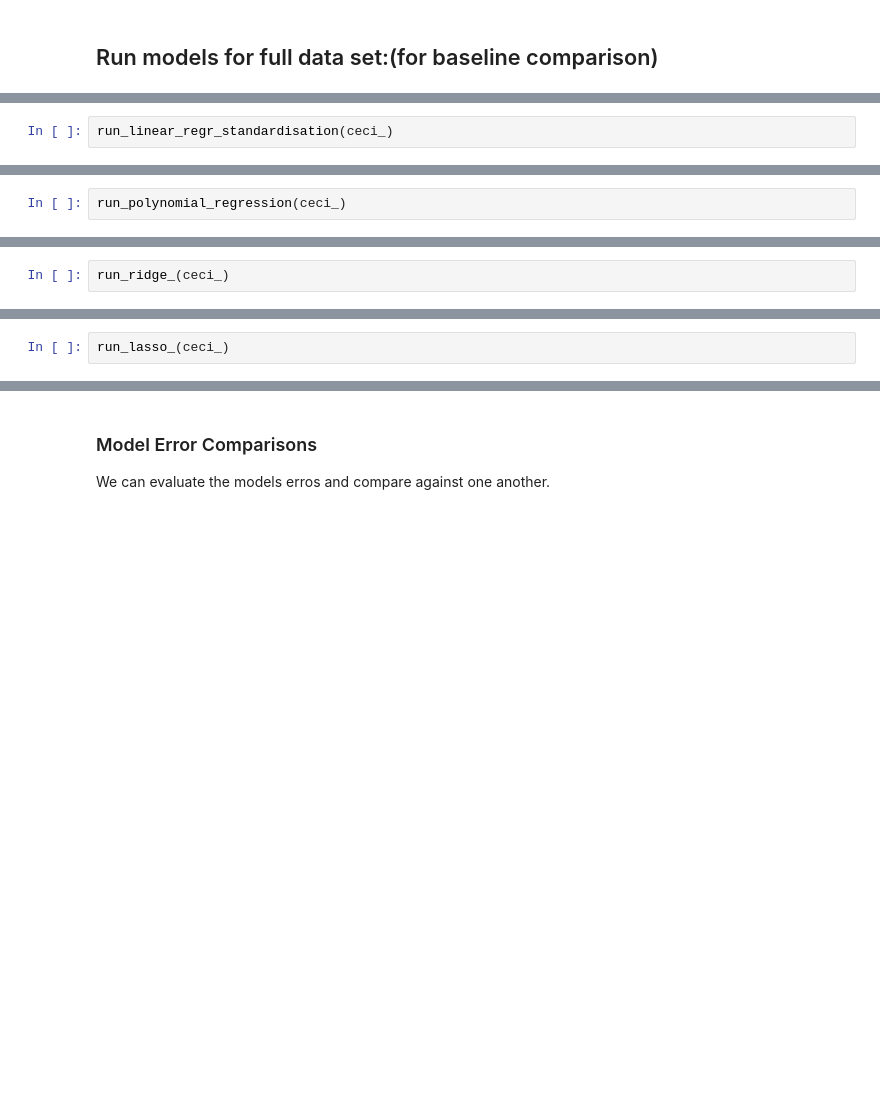
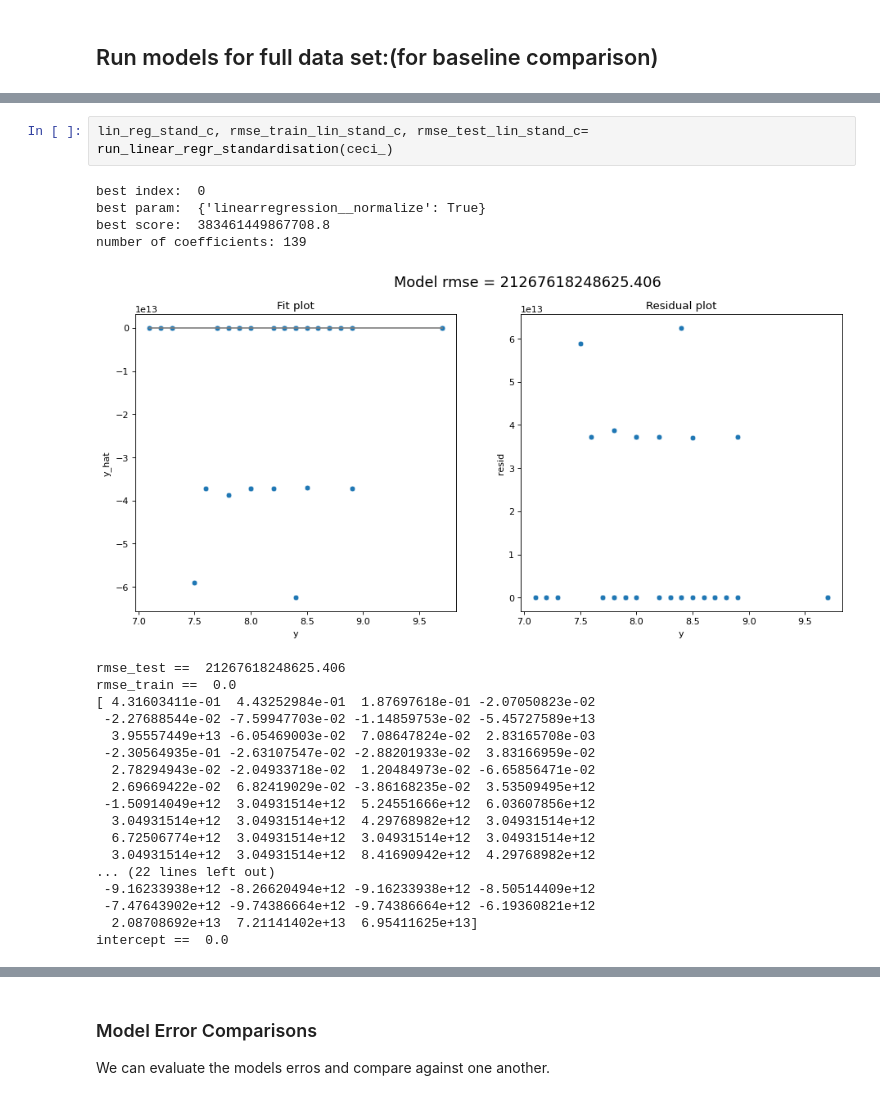
Before and after one commit to s2133934/ML_python_project1, a Jupyter notebook: project1.ipynb, the cells around one changed output, grey strips where cells are left out. Saved outputs shown, nothing was run; the diff lists cells and outputs as text; blank space fills up the shorter version.

```diff
--- a/project1.ipynb
+++ b/project1.ipynb
@@ -1027,2 +962,0 @@ intercept ==  0.0
-# %%
-run_linear_regr_standardisation(ceci_)
@@ -1052,2 +962,0 @@ intercept ==  8.260260914460629
-# %%
-run_polynomial_regression(ceci_)
@@ -1063,2 +962,0 @@ intercept ==  7.429279664020039
-# %%
-run_ridge_(ceci_)
@@ -1088,2 +962,0 @@ intercept ==  8.260135135135137
-# %%
-run_lasso_(ceci_)
@@ -1217,0 +988,25 @@ I commented them out to stop this happening :D so we can press run and it will b
+# %%
+lin_reg_stand_c, rmse_train_lin_stand_c, rmse_test_lin_stand_c= run_linear_regr_standardisation(ceci_)
+# %% [output]
+best index:  0
+best param:  {'linearregression__normalize': True}
+best score:  383461449867708.8
+number of coefficients: 139
+[figure, added]
+rmse_test ==  21267618248625.406
+rmse_train ==  0.0
+[ 4.31603411e-01  4.43252984e-01  1.87697618e-01 -2.07050823e-02
+ -2.27688544e-02 -7.59947703e-02 -1.14859753e-02 -5.45727589e+13
+  3.95557449e+13 -6.05469003e-02  7.08647824e-02  2.83165708e-03
+ -2.30564935e-01 -2.63107547e-02 -2.88201933e-02  3.83166959e-02
+  2.78294943e-02 -2.04933718e-02  1.20484973e-02 -6.65856471e-02
+  2.69669422e-02  6.82419029e-02 -3.86168235e-02  3.53509495e+12
+ -1.50914049e+12  3.04931514e+12  5.24551666e+12  6.03607856e+12
+  3.04931514e+12  3.04931514e+12  4.29768982e+12  3.04931514e+12
+  6.72506774e+12  3.04931514e+12  3.04931514e+12  3.04931514e+12
+  3.04931514e+12  3.04931514e+12  8.41690942e+12  4.29768982e+12
+... (22 lines left out)
+ -9.16233938e+12 -8.26620494e+12 -9.16233938e+12 -8.50514409e+12
+ -7.47643902e+12 -9.74386664e+12 -9.74386664e+12 -6.19360821e+12
+  2.08708692e+13  7.21141402e+13  6.95411625e+13]
+intercept ==  0.0
```
Also changed, not shown: parts of 51 cells of this notebook, 1 other file.
